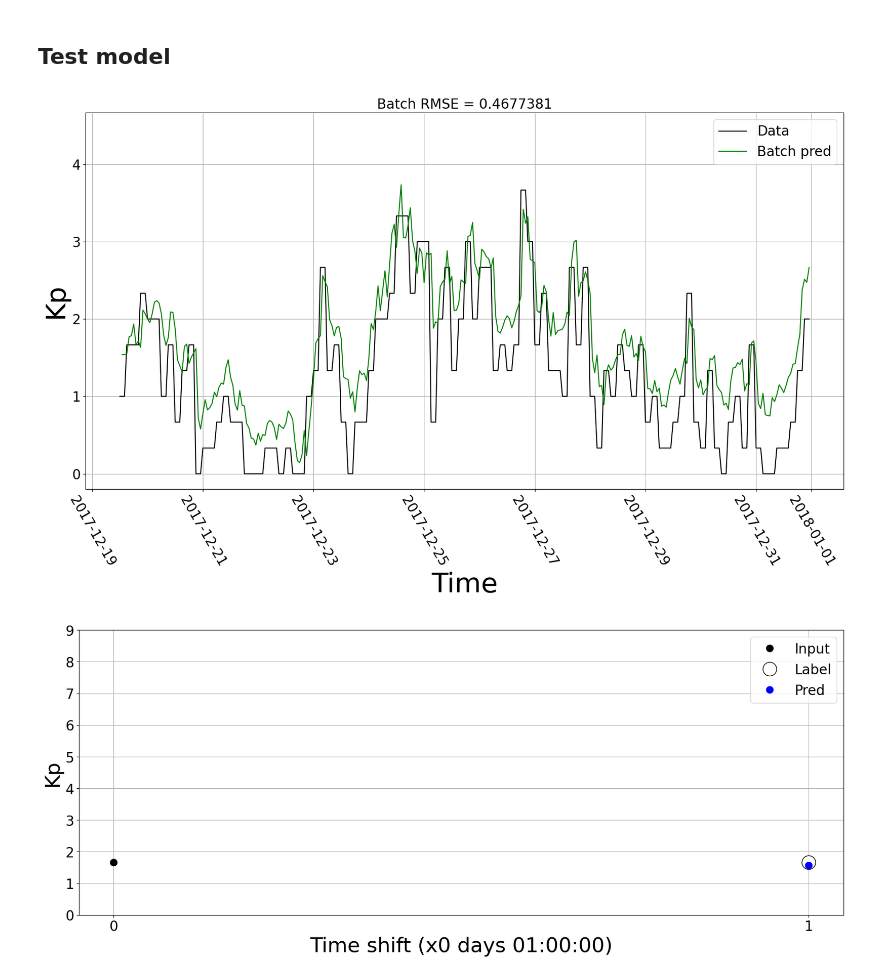
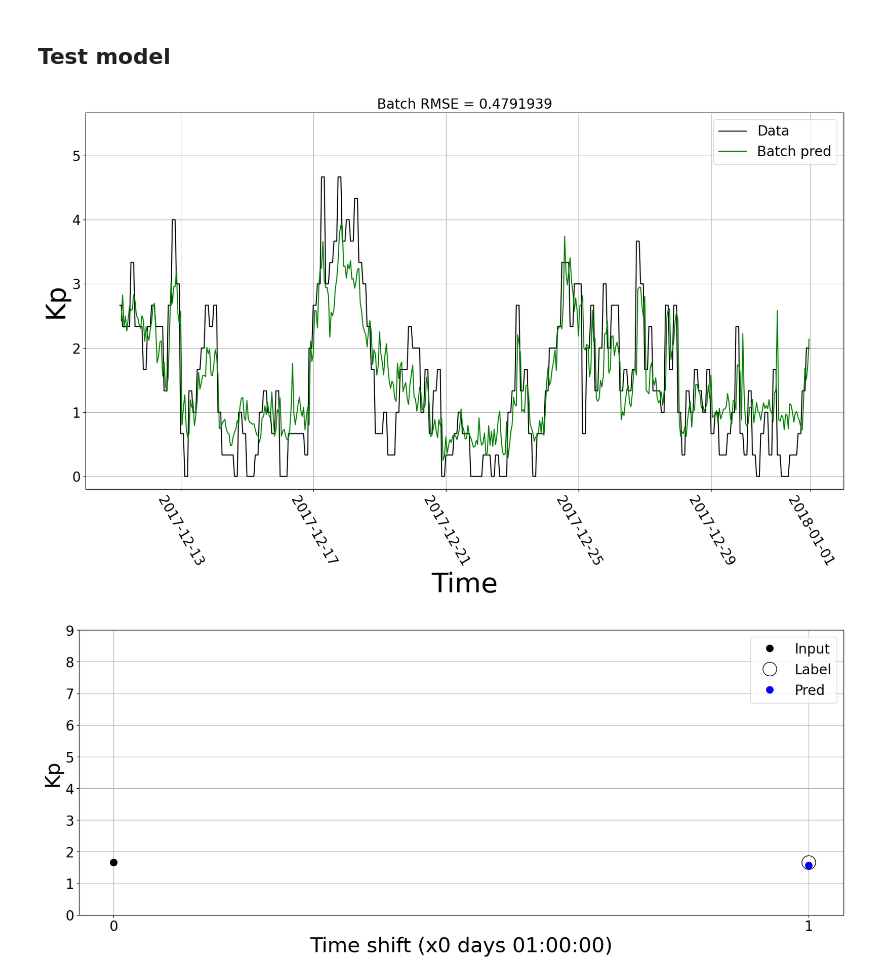
Before and after one commit to John1117/ReDSCOVR_PythonProject, a Jupyter notebook: model_training.ipynb, the cells around one changed output. Drawn from its saved outputs; the diff is of its cells as text; code cells hidden in the pictures.

```diff
--- a/model_training.ipynb
+++ b/model_training.ipynb
@@ -133,7 +133,7 @@ def plot_series(
         label_window=1,
         offset=0,
         model=None,
-        pred_type='both',
+        pred_type='both'
     ):
 
     data_len = len(df)
@@ -173,6 +173,7 @@ def plot_series(
     series = df[plot_col_name] * std + mean
 
     data_idxs = slice(start_idx, end_idx)
+    #std[data_idx]
     data_ts = df.index[data_idxs]
     data_pts = series[data_idxs]
 
@@ -241,7 +242,7 @@ train_inputs, train_labels, test_inputs, test_labels = make_tensordata(
 # %% [markdown]
 ## Initialize model
 # %%
-hidden_size = 64
+hidden_size = 8
 
 lstm_model = LSTMModel(hidden_size=hidden_size, feature_size=len(train_df.columns), input_window=input_window, label_window=label_window)
 
@@ -293,18 +294,18 @@ Epoch 10 RMSE: (train, test) = (0.3198975, 0.4608112)
 # %%
 plot_series(
     test_df,
     train_mean,
     train_std,
-    start=-300,
+    start=-500,
     end=None,
     input_window=input_window,
     label_window=label_window,
     offset=offset,
     model=lstm_model,
     pred_type='batch'
 )
 # %% [output]
-[figure, old version]
+[figure, new version]
 # %%
 plot_demo(
     test_df,
```
Also changed, not shown: parts of 14 cells of this notebook.
